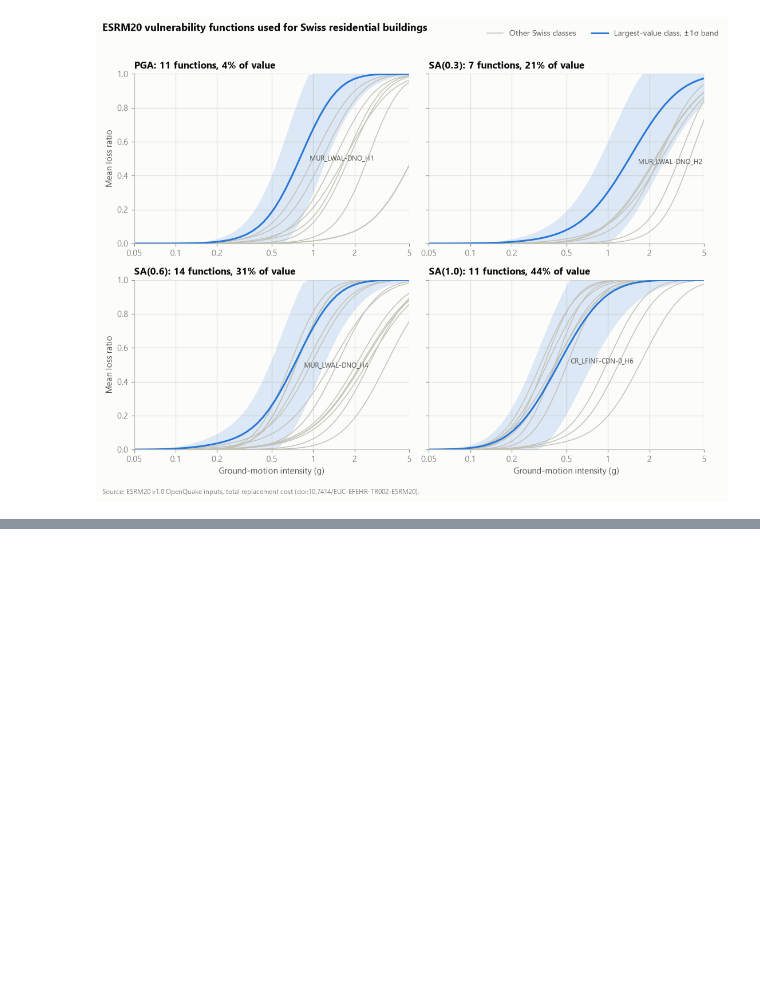
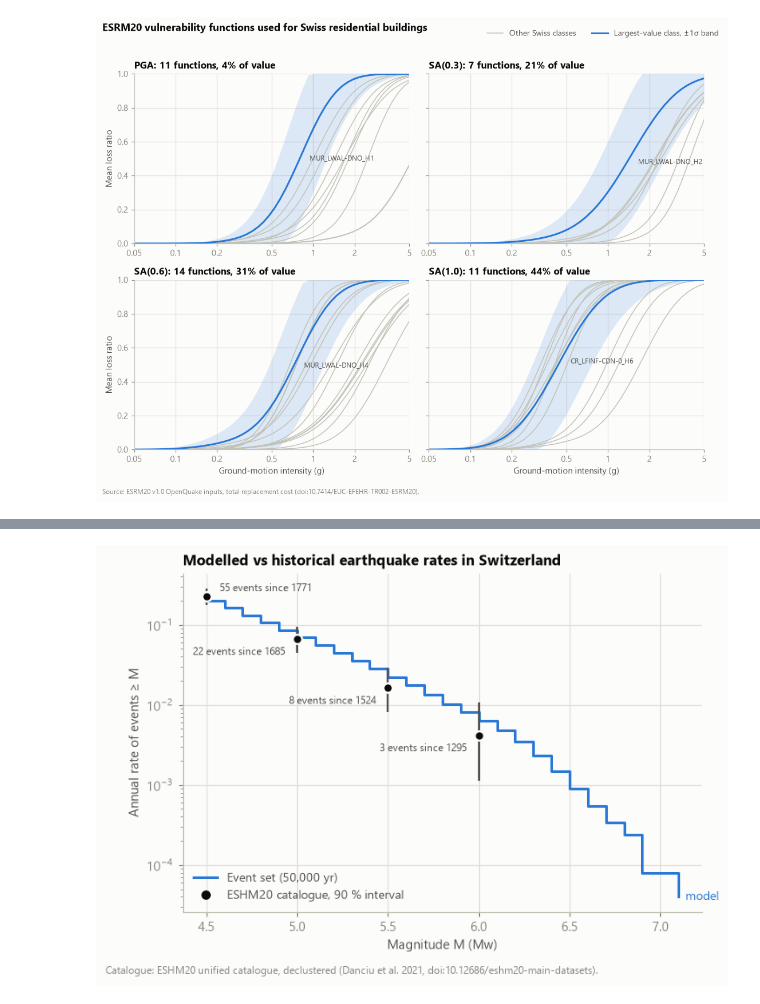
Before and after one commit to olivier-meyers/chquake, a Jupyter notebook: notebooks/01_results.ipynb, the cells around one changed output, grey strips where cells are left out. Saved outputs shown, nothing was run; the diff lists cells and outputs as text; code cells hidden in the pictures; blank space fills up the shorter version.

Commit message:
docs: M2/M3 results, figures, data sources and limitations

```diff
--- a/notebooks/01_results.ipynb
+++ b/notebooks/01_results.ipynb
@@ -17,7 +17,7 @@ from chquake.vulnerability import assign_functions, load_vulnerability
 ROOT = Path.cwd().parent if Path.cwd().name == "notebooks" else Path.cwd()
 cfg = yaml.safe_load((ROOT / "config.yaml").read_text(encoding="utf-8"))
 RAW = ROOT / cfg["data"]["raw_dir"]
-FIG = ROOT / cfg["run"]["output_dir"] / "figures"
+FIG = ROOT / "docs" / "figures"  # tracked, so the README can show them
 FIG.mkdir(parents=True, exist_ok=True)
 
 # Colours: one accent hue for the data of interest, grey for context, ink for all text.
@@ -110,0 +115,15 @@ plt.show()
+# %%
+import pandas as pd
+from matplotlib.colors import LogNorm
+
+from chquake.catalogue import exposure_region, load_zone, modelled_rates
+from chquake.metrics import bootstrap_ci, convergence, ep_table, exceedance_curve
+
+OUT = ROOT / cfg["run"]["output_dir"]
+N_YEARS = cfg["run"]["n_years"]
+events = pd.read_csv(OUT / "elt.csv")
+ylt = pd.read_csv(OUT / "ylt.csv", index_col=0)
+v = cfg["validation"]
+zone, _ = load_zone(RAW / v["completeness_zones"], RAW / v["completeness_table"], v["zone"])
+region = exposure_region(exposure, zone)
+print(f"{len(events):,} events in {N_YEARS:,} years")
@@ -110,0 +136,32 @@ plt.show()
+# %%
+hist = pd.read_csv(OUT / "historical_rates.csv", index_col=0)
+m_grid = np.round(np.arange(4.5, 7.55, 0.1), 2)
+model = modelled_rates(events, N_YEARS, region, m_grid)
+model = model[model > 0]
+
+fig, ax = plt.subplots(figsize=(7, 4.6))
+ax.plot(model.index, model.values, color=ACCENT, lw=2, drawstyle="steps-post")
+yerr = [hist["rate"] - hist["rate_lo90"], hist["rate_hi90"] - hist["rate"]]
+ax.errorbar(hist.index, hist["rate"], yerr=yerr, fmt="o", ms=7, color=INK, ecolor=INK2,
+            elinewidth=1.5, capsize=0, mec=SURFACE, mew=1.5, zorder=3)
+for i, (m, r) in enumerate(hist.iterrows()):
+    # Below-left of the point stays clear of the falling model line (first point: no room left).
+    xy, ha = ((10, 4), "left") if i == 0 else ((-9, -12), "right")
+    ax.annotate(f"{int(r.n_events)} events since {int(r.from_year)}", (m, r["rate"]),
+                xytext=xy, textcoords="offset points", ha=ha, fontsize=8, color=INK2)
+ax.text(model.index[-1], model.values[-1], "  model", color=ACCENT, fontsize=9, va="center")
+ax.set_yscale("log")
+ax.set_xlabel("Magnitude M (Mw)")
+ax.set_ylabel("Annual rate of events ≥ M")
+ax.grid(True, which="major")
+ax.set_title("Modelled vs historical earthquake rates in Switzerland")
+handles = [Line2D([], [], color=ACCENT, lw=2, label=f"Event set ({N_YEARS:,} yr)"),
+           Line2D([], [], color=INK, marker="o", ls="", label="ESHM20 catalogue, 90 % interval")]
+ax.legend(handles=handles, frameon=False, fontsize=9, labelcolor=INK2, loc="lower left")
+fig.text(0.01, -0.03, "Catalogue: ESHM20 unified catalogue, declustered (Danciu et al. 2021, "
+         "doi:10.12686/eshm20-main-datasets).", fontsize=8, color=MUTED)
+fig.savefig(FIG / "m2_rates_vs_catalogue.png")
+plt.show()
+hist.round(4)
+# %% [output]
+[figure, added]
```
Also changed, not shown: parts of 11 cells of this notebook, 7 other files.
